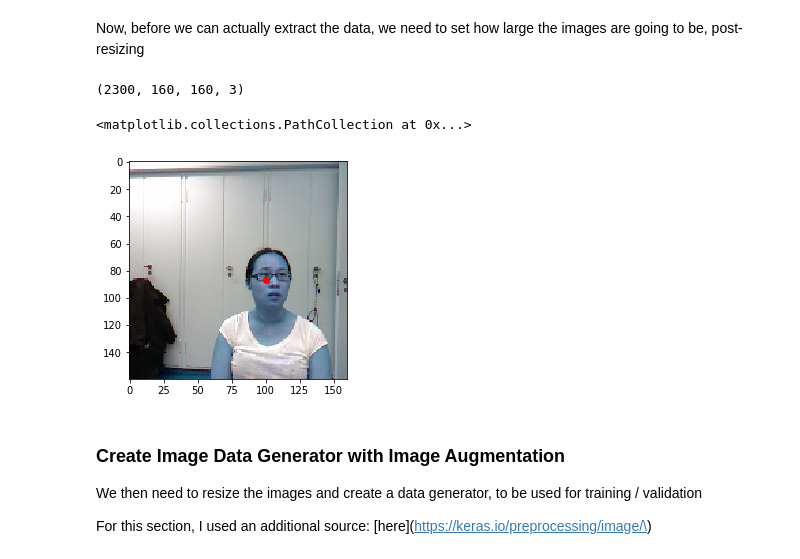
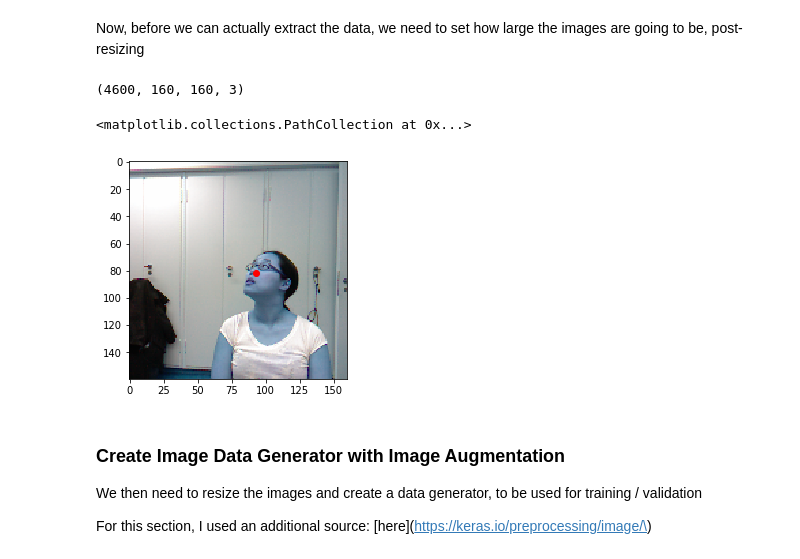
Before and after one commit to MatthewCalligaro/TheNoseArcade, a Jupyter notebook: neural-network/notebooks/vanilla_tf_keras_model.ipynb, the cells around one changed output. Saved outputs shown, nothing was run; the diff lists cells and outputs as text; code cells hidden in the pictures.

```diff
--- a/neural-network/notebooks/vanilla_tf_keras_model.ipynb
+++ b/neural-network/notebooks/vanilla_tf_keras_model.ipynb
@@ -205,14 +205,14 @@ image_size = 160
 data_train, labels_train = extract_data(train_dirs, image_size)
 data_valid, labels_valid = extract_data(valid_dirs, image_size)
 # %%
-print(x_train.shape)
-plt.imshow(x_train[77])
-pts = y_train[77]
+print(data_train.shape)
+plt.imshow(data_train[77])
+pts = labels_train[77]
 plt.scatter([pts[1]], [pts[0]], c='r')
 # %% [output]
-(2300, 160, 160, 3)
+(4600, 160, 160, 3)
 <matplotlib.collections.PathCollection at 0x...>
-[figure, old version]
+[figure, new version]
 # %% [markdown]
 ### Create Image Data Generator with Image Augmentation
 We then need to resize the images and create a data generator, to be used for training / validation
```
Also changed, not shown: parts of 13 cells of this notebook.
